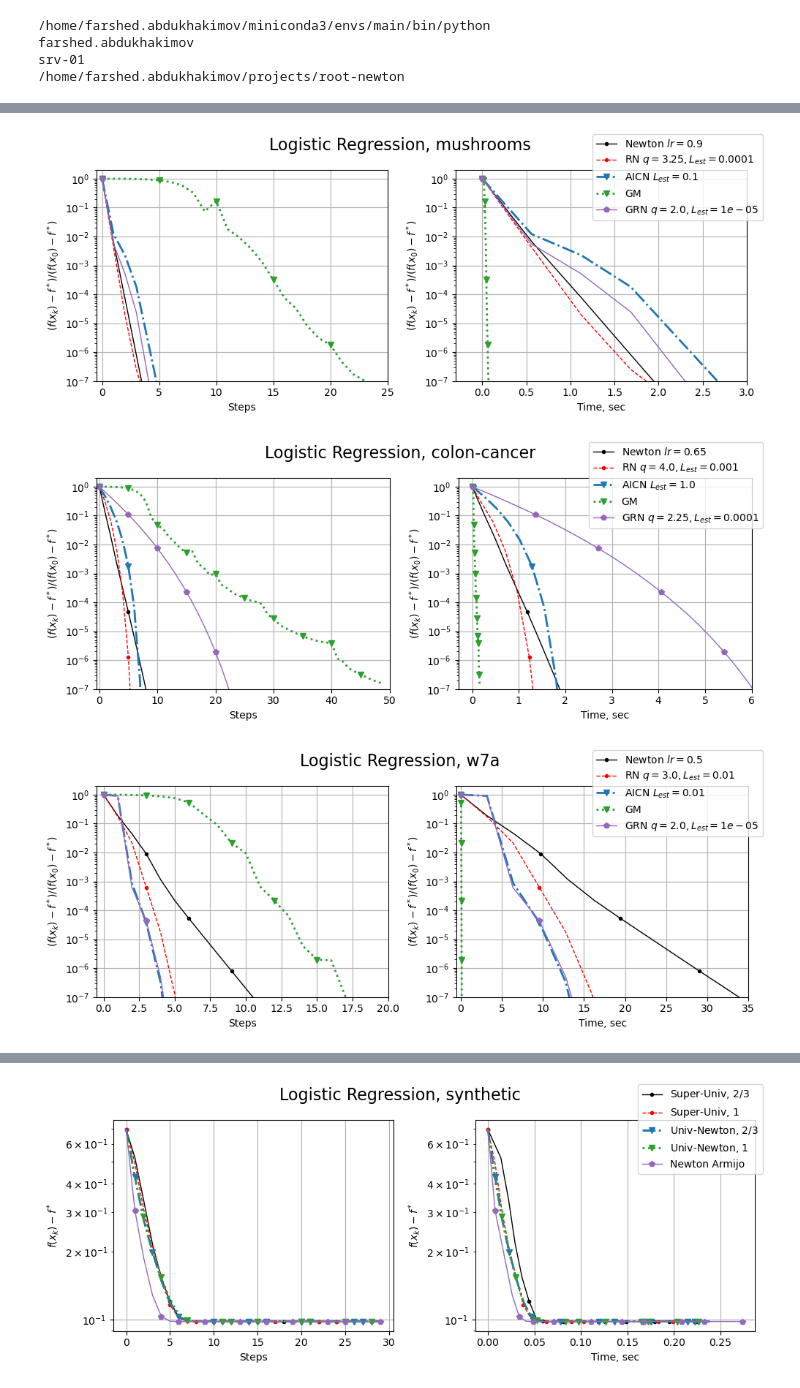
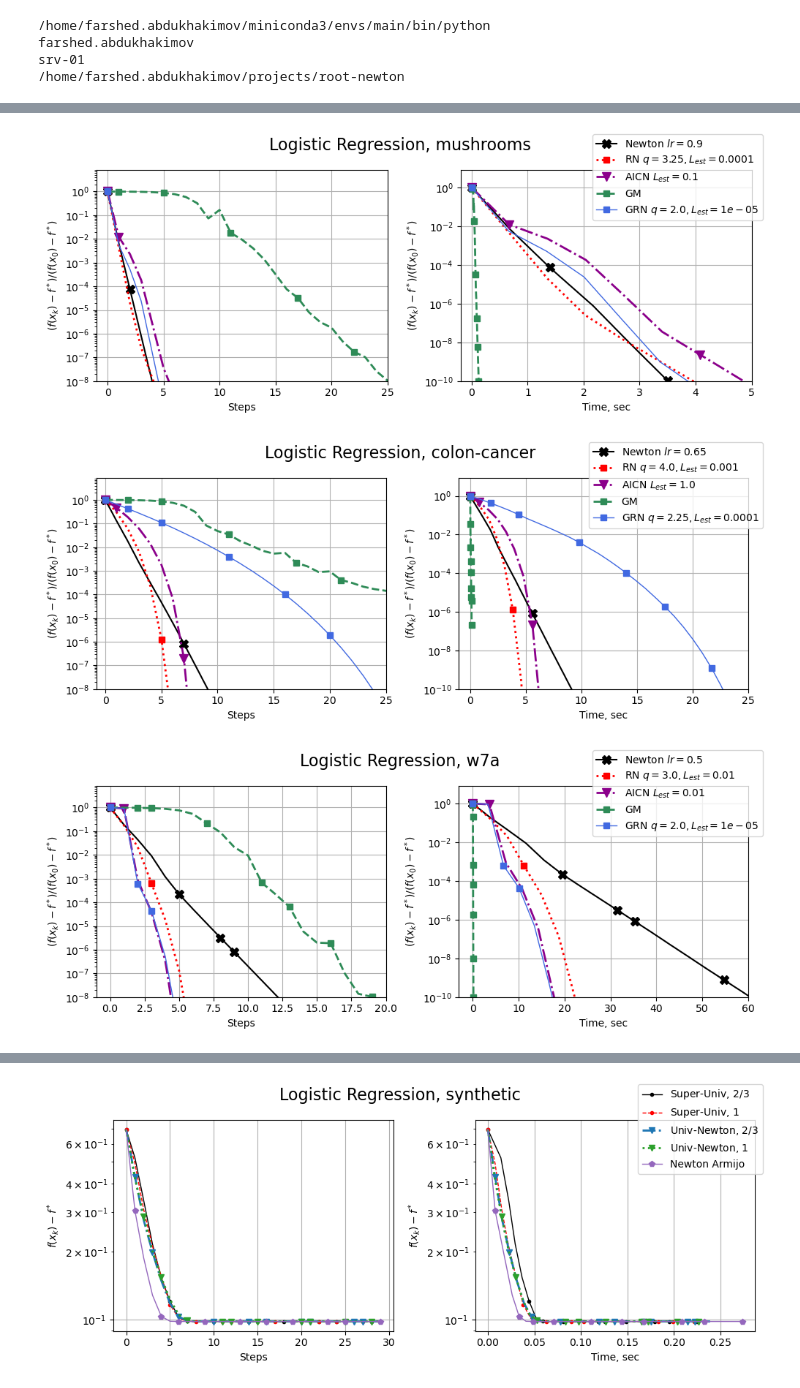
Before and after one commit to fxrshed/root-newton, a Jupyter notebook: experiments_logistic_regression.ipynb, the cells around one changed output, grey strips where cells are left out. Saved outputs shown, nothing was run; the diff lists cells and outputs as text; code cells hidden in the pictures.

```diff
--- a/experiments_logistic_regression.ipynb
+++ b/experiments_logistic_regression.ipynb
@@ -68,7 +75,7 @@ def train_loop(w_0: float, dataset_name: str, n_steps: int,
 
         # print(f"Step: [{step}/{n_steps}] Loss: {loss} | GradNorm^2: {(np.linalg.norm(grad) ** 2 )} | Acc: {acc}")
         history["loss"].append(loss)
-        history["grad_norm"].append(np.linalg.norm(grad) ** 2)
+        history["grad_norm_sq"].append(np.linalg.norm(grad) ** 2)
         history["accuracy"].append(acc)
         history["time"].append(time)
 
@@ -224,19 +303,21 @@ hist = train_loop(w_0=w_0, dataset_name=dataset_name, n_steps=n_steps, optimizer
 histories.append(hist)
 labels.append(r"GRN $q={0}, L_{{est}}={1}$".format(q, L_est))
 # %%
-utils.plotter(histories=histories,
+plotter(histories=histories,
         labels=labels,
-        colors=["black", "red", "tab:blue", "tab:green", "tab:purple"],
-        linestyles=["-", "--", "-.", ":", "-"],
-        linewidths=[1.0, 1.0, 2.0, 2.0, 1.0],
-        markers=[".", ".", "v", "v", "p"],
+        colors=["black", "red", "darkmagenta", "seagreen", "royalblue"],
+        linestyles=["-", ":", "-.", "--", "-"],
+        linewidths=[1.5, 2.0, 2.0, 2.0, 1.0],
+        markers=["X", "s", "v", "s", "s"],
+        markersizes=[8, 6, 8, 6, 6],
+        suptitle=f"Logistic Regression, {dataset_name}",
+        threshold=1e-8,
         f_star=f_star,
-        suptitle=f"Logistic Regression, {dataset_name}",
-        threshold=1e-7,
-        xlims=(25, 3),
-        filename=f"plots/logreg_rn_{dataset_name}.pdf")
+        ylims=[(1e-8, 3.0), (1e-10, 1e8), (1e-8, 3.0)],
+        xlims=[(-1.0, 25), (-0.2, 5.0)],
+        filename=f"logreg_rn_{dataset_name}.pdf")
 # %% [output]
-[figure, old version]
+[figure, new version]
 # %%
 np.random.seed(0)
 
@@ -282,19 +363,21 @@ hist = train_loop(w_0=w_0, dataset_name=dataset_name, n_steps=n_steps, optimizer
 histories.append(hist)
 labels.append(r"GRN $q={0}, L_{{est}}={1}$".format(q, L_est))
 # %%
-utils.plotter(histories=histories,
+plotter(histories=histories,
         labels=labels,
-        colors=["black", "red", "tab:blue", "tab:green", "tab:purple"],
-        linestyles=["-", "--", "-.", ":", "-"],
-        linewidths=[1.0, 1.0, 2.0, 2.0, 1.0],
-        markers=[".", ".", "v", "v", "p"],
+        colors=["black", "red", "darkmagenta", "seagreen", "royalblue"],
+        linestyles=["-", ":", "-.", "--", "-"],
+        linewidths=[1.5, 2.0, 2.0, 2.0, 1.0],
+        markers=["X", "s", "v", "s", "s"],
+        markersizes=[8, 6, 8, 6, 6],
+        suptitle=f"Logistic Regression, {dataset_name}",
+        threshold=1e-8,
         f_star=f_star,
-        suptitle=f"Logistic Regression, {dataset_name}",
-        threshold=1e-7,
-        xlims=(50, 6),
-        filename=f"plots/logreg_rn_{dataset_name}.pdf")
+        ylims=[(1e-8, 3.0), (1e-10, 1e8), (1e-8, 3.0)],
+        xlims=[(-0.8, 25), (-1.0, 25)],
+        filename=f"logreg_rn_{dataset_name}.pdf")
 # %% [output]
-[figure, old version]
+[figure, new version]
 # %%
 np.random.seed(0)
 
@@ -340,19 +423,21 @@ hist = train_loop(w_0=w_0, dataset_name=dataset_name, n_steps=n_steps, optimizer
 histories.append(hist)
 labels.append(r"GRN $q={0}, L_{{est}}={1}$".format(q, L_est))
 # %%
-utils.plotter(histories=histories,
+plotter(histories=histories,
         labels=labels,
-        colors=["black", "red", "tab:blue", "tab:green", "tab:purple"],
-        linestyles=["-", "--", "-.", ":", "-"],
-        linewidths=[1.0, 1.0, 2.0, 2.0, 1.0],
-        markers=[".", ".", "v", "v", "p"],
+        colors=["black", "red", "darkmagenta", "seagreen", "royalblue"],
+        linestyles=["-", ":", "-.", "--", "-"],
+        linewidths=[1.5, 2.0, 2.0, 2.0, 1.0],
+        markers=["X", "s", "v", "s", "s"],
+        markersizes=[8, 6, 8, 6, 6],
+        suptitle=f"Logistic Regression, {dataset_name}",
+        threshold=1e-8,
         f_star=f_star,
-        suptitle=f"Logistic Regression, {dataset_name}",
-        threshold=1e-7,
-        xlims=(20, 35),
-        filename=f"plots/logreg_rn_{dataset_name}.pdf")
+        ylims=[(1e-8, 3.0), (1e-10, 1e8), (1e-8, 3.0)],
+        xlims=[(-1.0, 20), (-3.0, 60)],
+        filename=f"logreg_rn_{dataset_name}.pdf")
 # %% [output]
-[figure, old version]
+[figure, new version]
 # %%
 np.random.seed(0)
 
```
Also changed, not shown: parts of 8 cells of this notebook, 5 other files.
